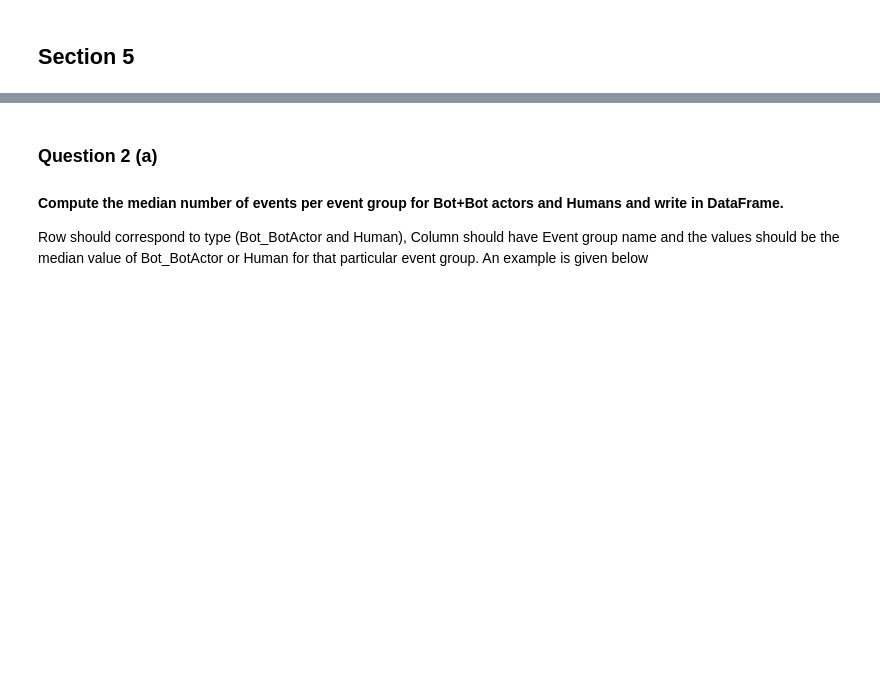
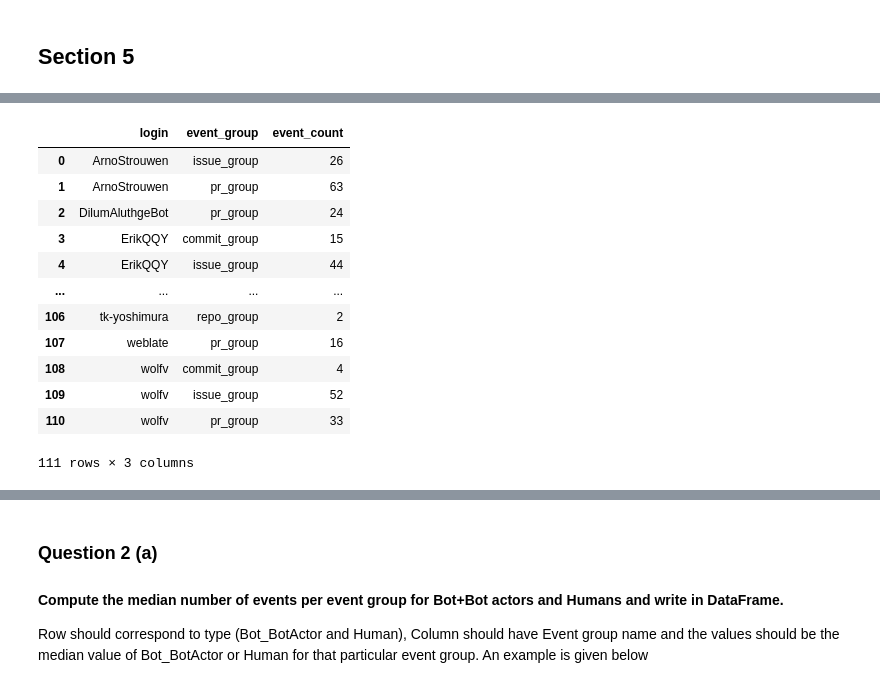
Before and after one commit to ClaireDH3/Software_Evolution_TP_bots, a Jupyter notebook: TP_bots_template.ipynb, the cells around one changed output, grey strips where cells are left out. Saved outputs shown, nothing was run; the diff lists cells and outputs as text; code cells hidden in the pictures; blank space fills up the shorter version.

```diff
--- a/TP_bots_template.ipynb
+++ b/TP_bots_template.ipynb
@@ -443,2 +479,25 @@ repo_group = ['CreateEvent', 'DeleteEvent', 'ForkEvent', 'GollumEvent', 'MemberE
 # %%
-# YOUR CODE BELOW
+#2,3
+group = df_event.groupby(['login', 'event_group']).agg(event_count=('event_type', 'size'))
+group_index_clear = group.reset_index()
+
+#4
+group_index_clear.pivot(index='login', columns='event_group', values='event_count')#.reset_index().rename_axis(None,axis=1)
+
+#5
+clean_df = group_index_clear.rename_axis(None,axis=1)
+clean_df
+# %% [output]
+|  | login | event_group | event_count |
+| 0 | ArnoStrouwen | issue_group | 26 |
+| 1 | ArnoStrouwen | pr_group | 63 |
+| 2 | DilumAluthgeBot | pr_group | 24 |
+| 3 | ErikQQY | commit_group | 15 |
+| 4 | ErikQQY | issue_group | 44 |
+| ... | ... | ... | ... |
+| 106 | tk-yoshimura | repo_group | 2 |
+| 107 | weblate | pr_group | 16 |
+| 108 | wolfv | commit_group | 4 |
+| 109 | wolfv | issue_group | 52 |
+| 110 | wolfv | pr_group | 33 |
+111 rows × 3 columns
```
Also changed, not shown: parts of 6 cells of this notebook.
